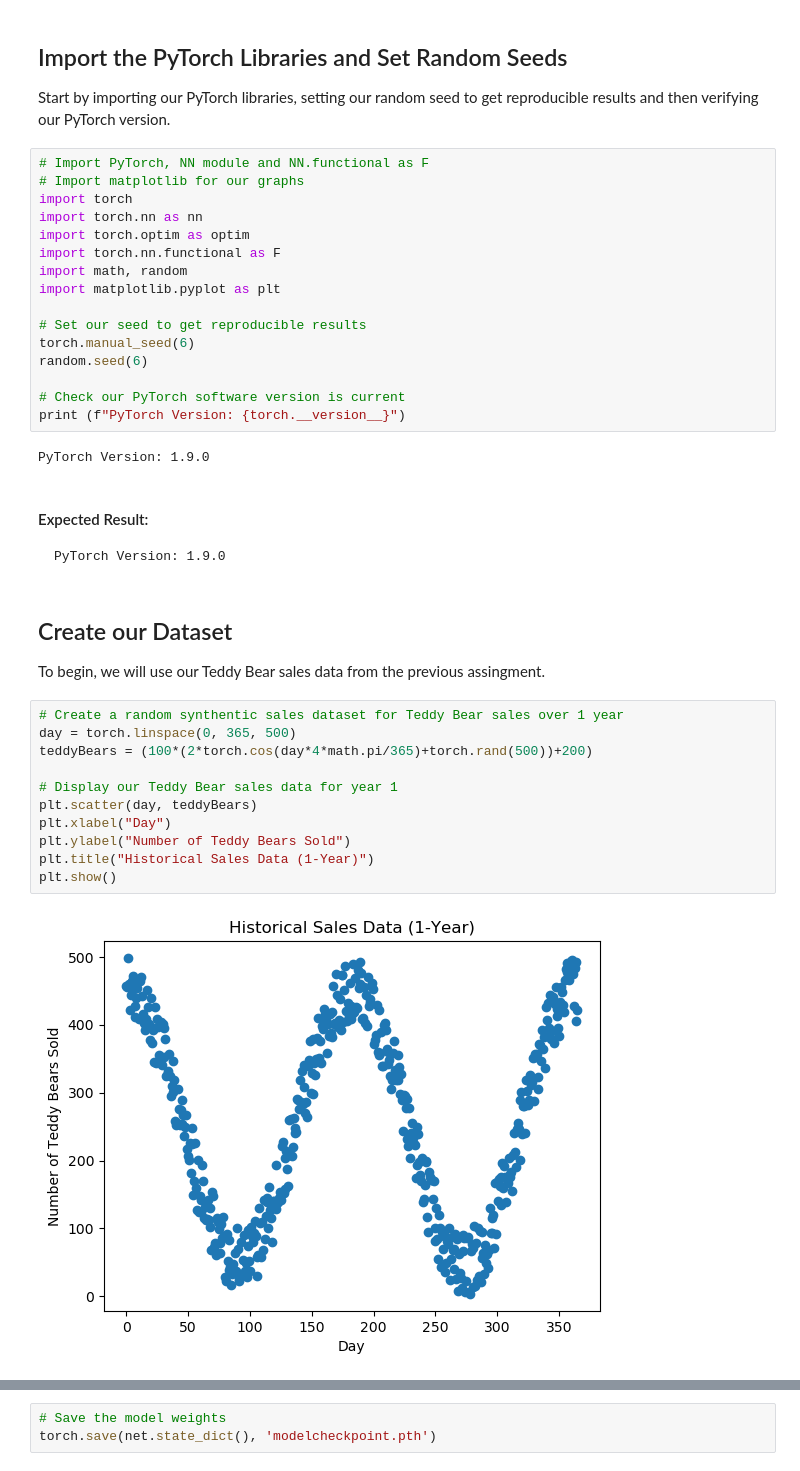
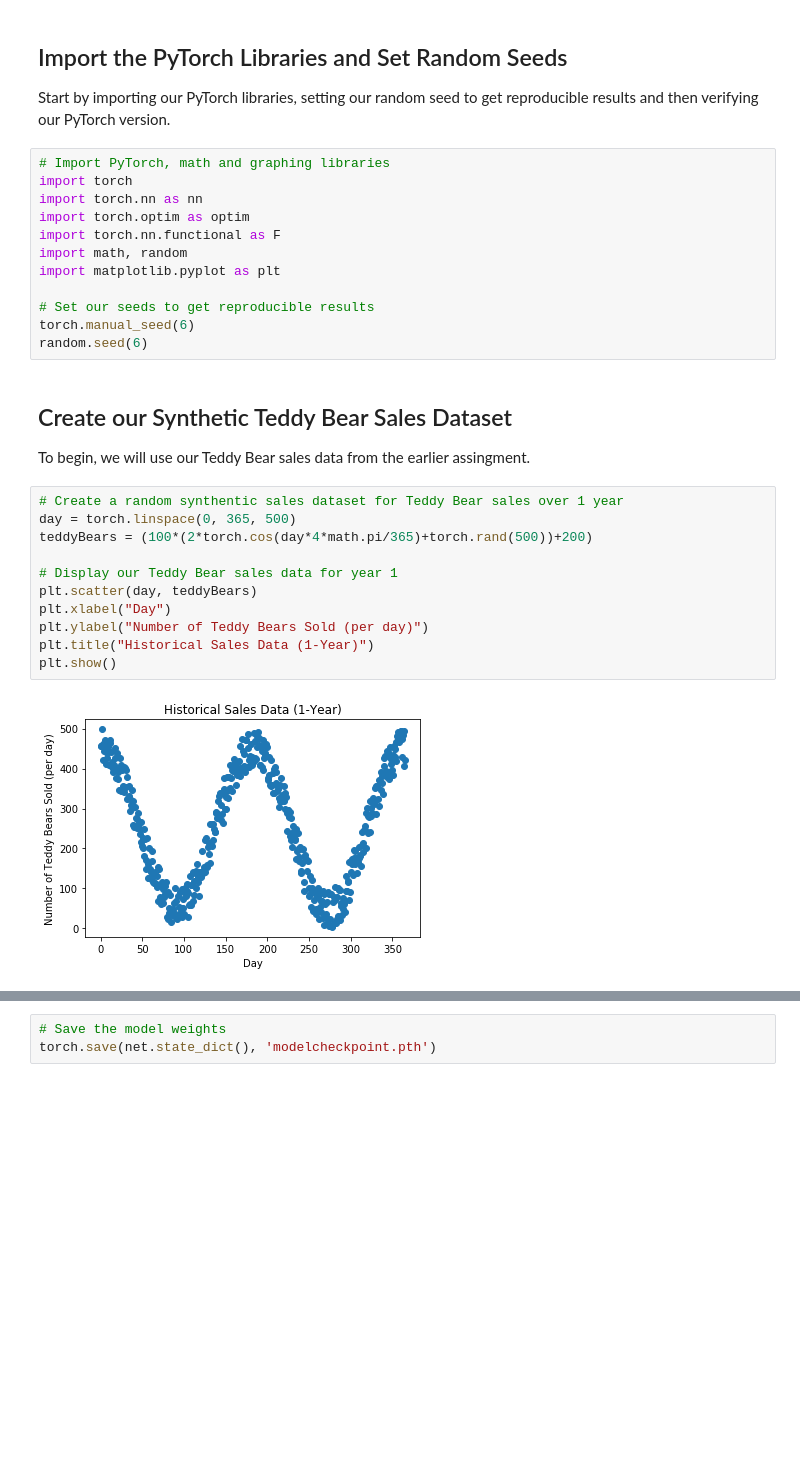
Before and after one commit to LeakyAI/PyTorch-Overview, a Jupyter notebook: Training and Inference - Solution.ipynb, the cells around one changed output, grey strips where cells are left out. Drawn from its saved outputs; the diff is of its cells as text; blank space fills up the shorter version.

```diff
--- a/Training and Inference - Solution.ipynb
+++ b/Training and Inference - Solution.ipynb
@@ -27,8 +22,7 @@ Good luck!
 ## Import the PyTorch Libraries and Set Random Seeds
 Start by importing our PyTorch libraries, setting our random seed to get reproducible results and then verifying our PyTorch version.
 # %%
-# Import PyTorch, NN module and NN.functional as F
-# Import matplotlib for our graphs
+# Import PyTorch, math and graphing libraries
 import torch
 import torch.nn as nn
 import torch.optim as optim
@@ -36,32 +30,24 @@ import torch.nn.functional as F
 import math, random
 import matplotlib.pyplot as plt
 
-# Set our seed to get reproducible results
+# Set our seeds to get reproducible results
 torch.manual_seed(6)
 random.seed(6)
-
-# Check our PyTorch software version is current
-print (f"PyTorch Version: {torch.__version__}")
-# %% [output]
-PyTorch Version: 1.9.0
-# %% [markdown]
-#### Expected Result:
-<pre>PyTorch Version: 1.9.0</pre>
 # %% [markdown]
-## Create our Dataset
-To begin, we will use our Teddy Bear sales data from the previous assingment.
+## Create our Synthetic Teddy Bear Sales Dataset
+To begin, we will use our Teddy Bear sales data from the earlier assingment.
 # %%
 # Create a random synthentic sales dataset for Teddy Bear sales over 1 year
 day = torch.linspace(0, 365, 500)
 teddyBears = (100*(2*torch.cos(day*4*math.pi/365)+torch.rand(500))+200)
 
 # Display our Teddy Bear sales data for year 1
 plt.scatter(day, teddyBears)
 plt.xlabel("Day")
-plt.ylabel("Number of Teddy Bears Sold")
+plt.ylabel("Number of Teddy Bears Sold (per day)")
 plt.title("Historical Sales Data (1-Year)")
 plt.show()
 # %% [output]
-[figure, old version]
+[figure, new version]
 # %% [markdown]
 ## Build a Multi-Layer Model to Predict Teddy Bear Sales (Regression)
```
Also changed, not shown: parts of 20 cells of this notebook.
